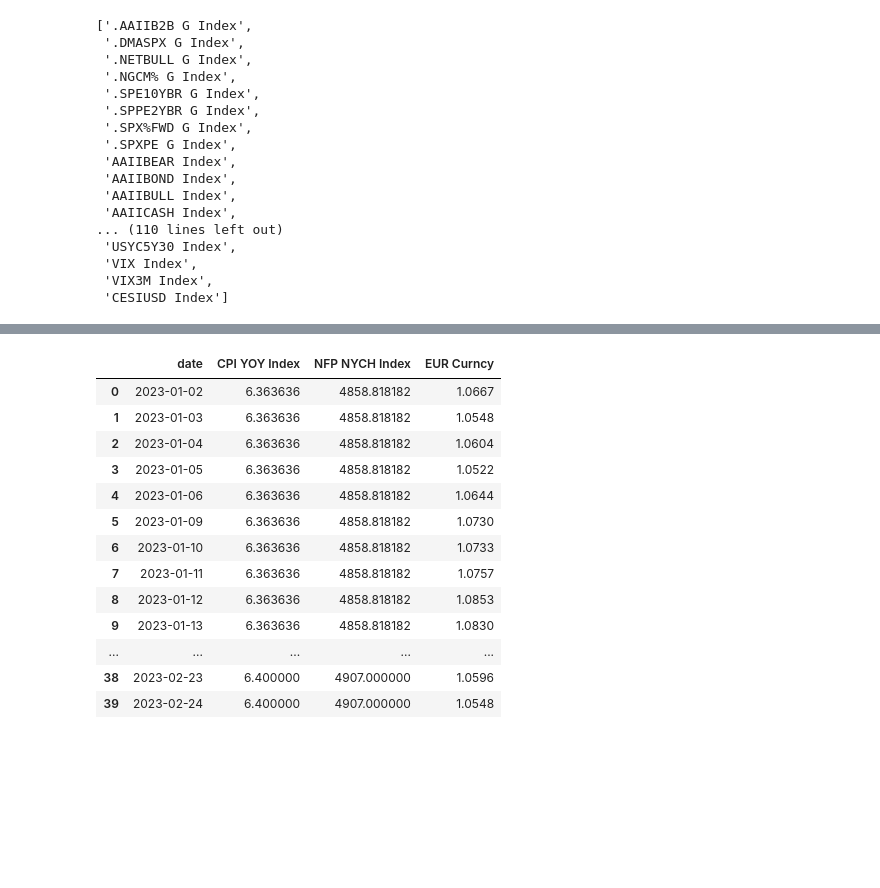
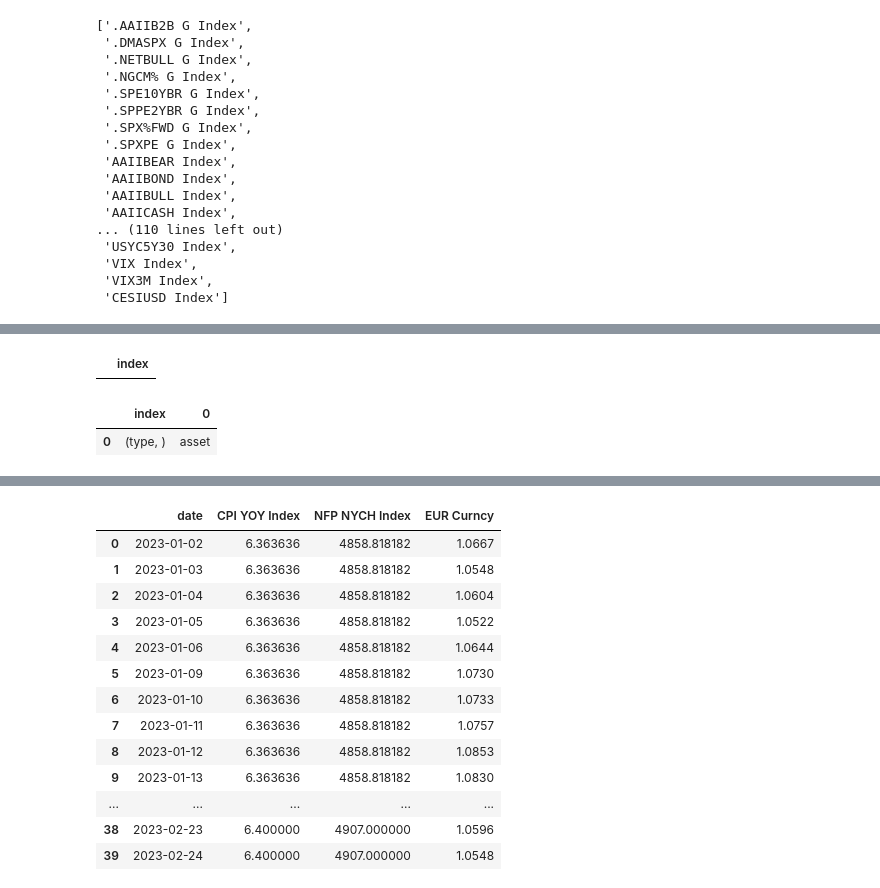
Before and after one commit to webclinic017/quantumai2, a Jupyter notebook: bbg_trial.ipynb, the cells around one changed output, grey strips where cells are left out. Saved outputs shown, nothing was run; the diff lists cells and outputs as text; code cells hidden in the pictures; blank space fills up the shorter version.

```diff
--- a/bbg_trial.ipynb
+++ b/bbg_trial.ipynb
@@ -38,0 +129,16 @@ eco_tic1["Index"].tolist()
+# %%
+intraday
+# %% [output]
+|  | index |
+# %%
+tickers = ['AAPL US Equity']
+start_date = "2023-01-01"
+end_date = "2023-08-01"
+interval = 60  # for 1-hour bars
+
+data = bbg_data_intraday_xbbg(tickers, start_date, end_date, interval)
+# %%
+data
+# %% [output]
+|  | index | 0 |
+| 0 | (type, ) | asset |
```
Also changed, not shown: parts of 14 cells of this notebook.
